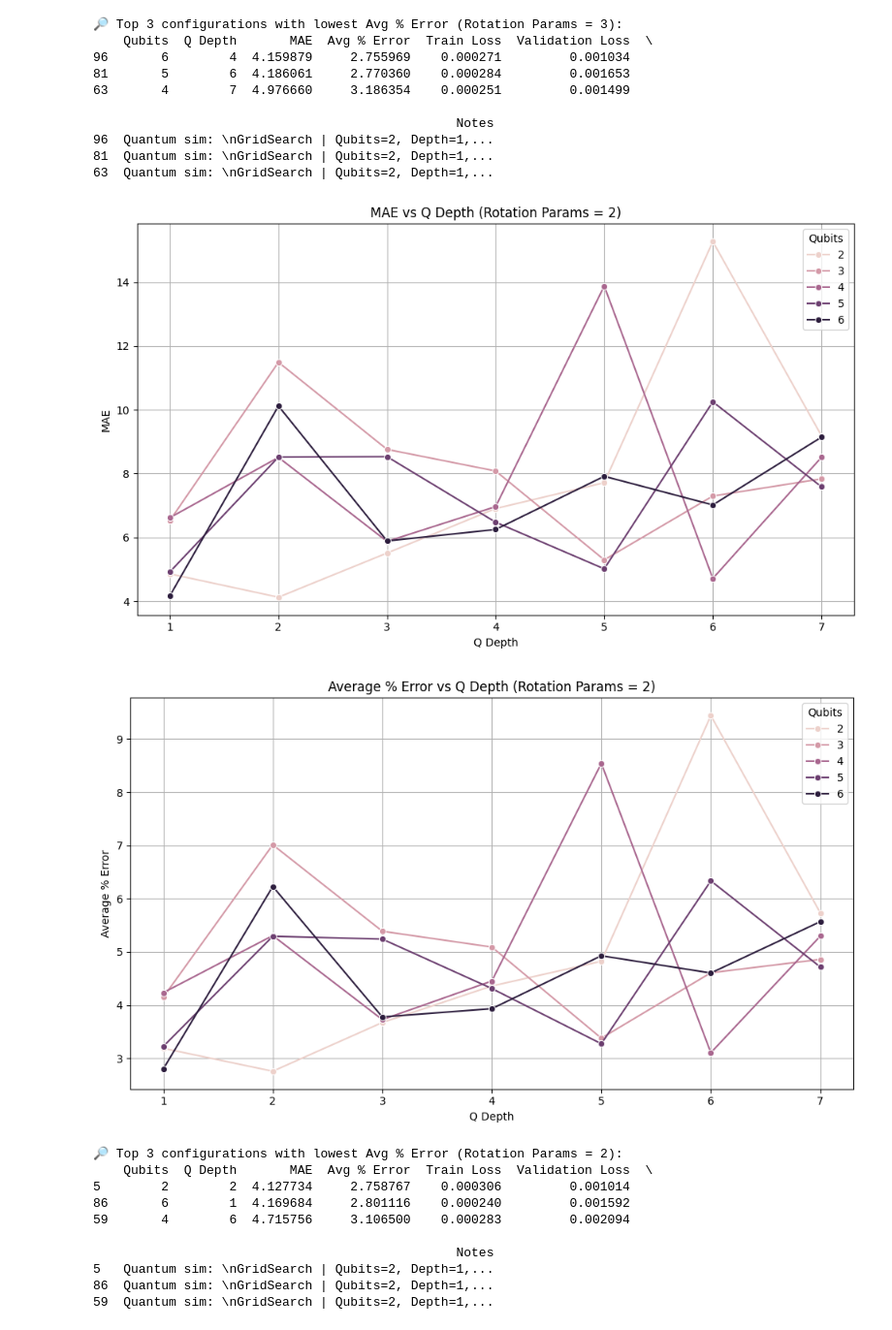
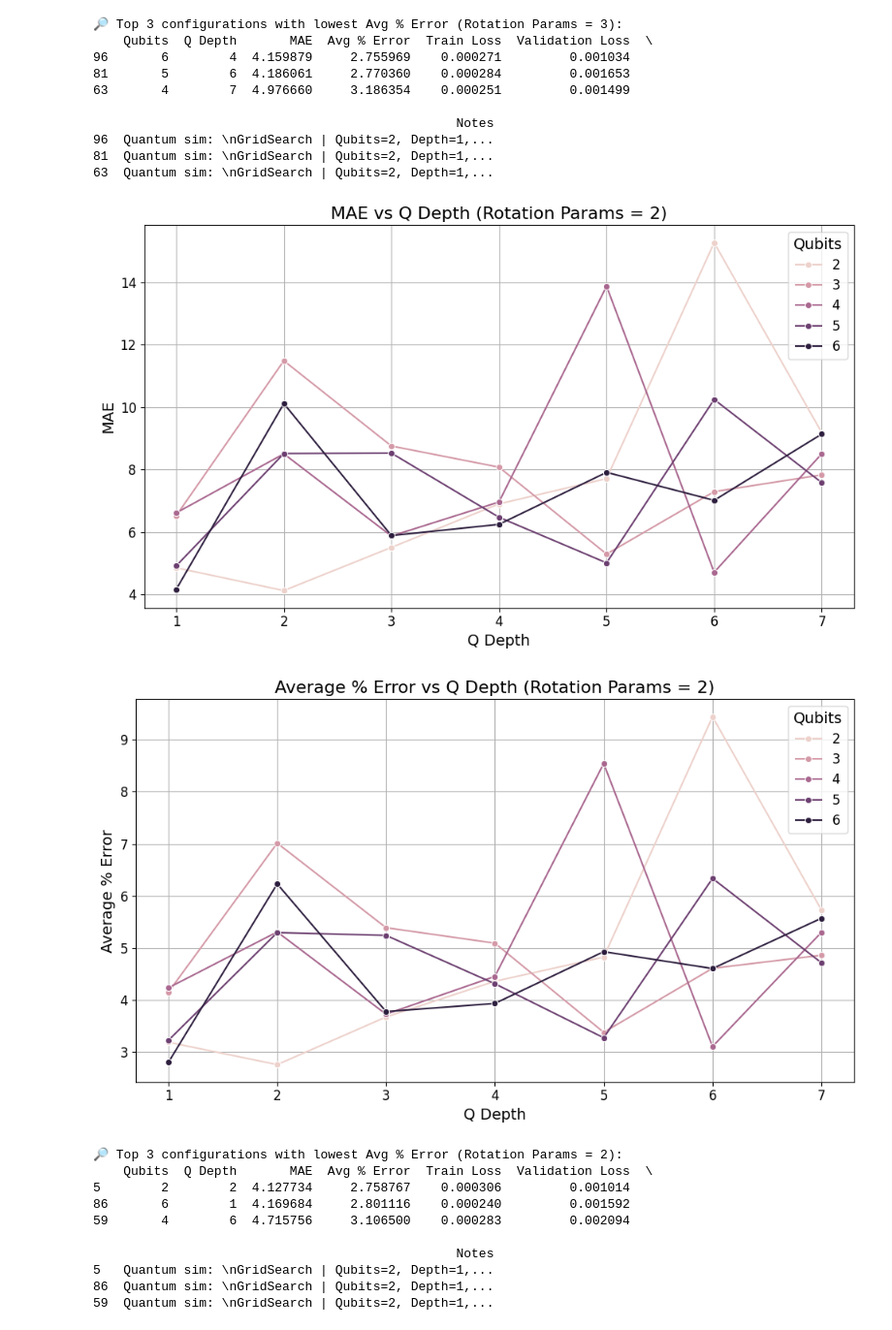
Before and after one commit to NathanPaceydev/Time-Series-Forecasting-Using-Hybrid-Quantum-Classical-Models, a Jupyter notebook: optimization/data_analysis.ipynb, the cells around one changed output. Shown at 97% size. Saved outputs shown, nothing was run; the diff lists cells and outputs as text; code cells hidden in the pictures.

```diff
--- a/optimization/data_analysis.ipynb
+++ b/optimization/data_analysis.ipynb
@@ -103,36 +103,42 @@ print(top3[["Qubits", "Q Depth", "MAE", "Avg % Error", "Train Loss", "Validation
 # %%
 
 
 # Filter only rows where Rotation Params == 3
 df_filtered = df[df["Rotation Params"] == 2]
 
 # Drop rows with missing or invalid Qubits or Q Depth
 df_filtered = df_filtered[(df_filtered["Qubits"] != "-") & (df_filtered["Q Depth"] != "-")]
 df_filtered["Qubits"] = df_filtered["Qubits"].astype(int)
 df_filtered["Q Depth"] = df_filtered["Q Depth"].astype(int)
 
 # Plot MAE vs Q Depth for each Qubit value
 plt.figure(figsize=(10, 6))
 sns.lineplot(data=df_filtered, x="Q Depth", y="MAE", hue="Qubits", marker="o")
-plt.title("MAE vs Q Depth (Rotation Params = 2)")
-plt.xlabel("Q Depth")
-plt.ylabel("MAE")
+plt.title("MAE vs Q Depth (Rotation Params = 2)", fontsize=16)
+plt.xlabel("Q Depth", fontsize=14)
+plt.xticks(fontsize=12)
+plt.yticks(fontsize=12)
+plt.ylabel("MAE", fontsize=14)
+plt.legend(title="Qubits", fontsize=12, title_fontsize=14)
 plt.grid(True)
 plt.tight_layout()
 plt.show()
 
 # Plot Avg % Error vs Q Depth for each Qubit value
 plt.figure(figsize=(10, 6))
 sns.lineplot(data=df_filtered, x="Q Depth", y="Avg % Error", hue="Qubits", marker="o")
-plt.title("Average % Error vs Q Depth (Rotation Params = 2)")
-plt.xlabel("Q Depth")
-plt.ylabel("Average % Error")
+plt.title("Average % Error vs Q Depth (Rotation Params = 2)", fontsize=16)
+plt.xticks(fontsize=12)
+plt.yticks(fontsize=12)
+plt.legend(title="Qubits", fontsize=12, title_fontsize=14)
+plt.xlabel("Q Depth", fontsize=14)
+plt.ylabel("Average % Error", fontsize=14)
 plt.grid(True)
 plt.tight_layout()
 plt.show()
 # %% [output]
-[figure, old version]
+[figure, new version]
-[figure, old version]
+[figure, new version]
 # %%
 # Show top 3 configurations with lowest average % error for Rotation Params = 3
 top3 = df_filtered.sort_values(by="Avg % Error").head(3)
```
Also changed, not shown: 21 other files.
